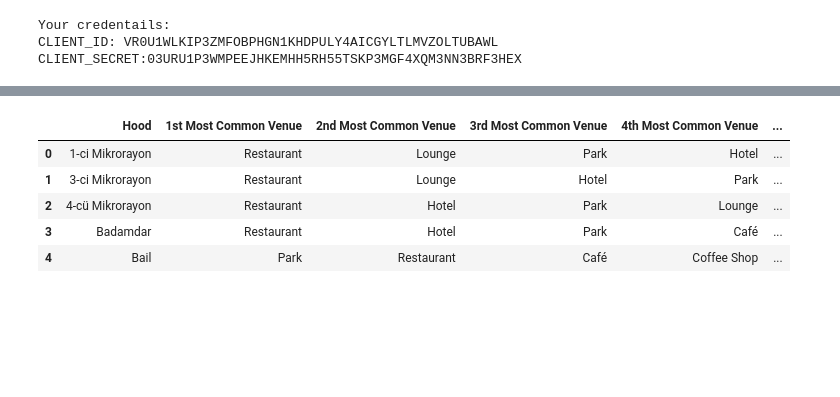
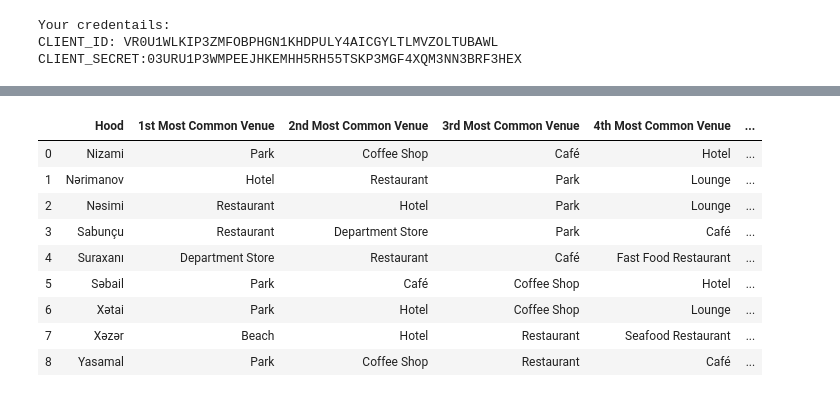
Before and after one commit to zlobendog/Coursera_Capstone, a Jupyter notebook: Battle of Neighborhoods.ipynb, the cells around one changed output, grey strips where cells are left out. Saved outputs shown, nothing was run; the diff lists cells and outputs as text; code cells hidden in the pictures; blank space fills up the shorter version.

```diff
--- a/Battle of Neighborhoods.ipynb
+++ b/Battle of Neighborhoods.ipynb
@@ -266,0 +327,6 @@ baku_venues.groupby('Hood').count()
+# %%
+#Let's filter out everything having less than 40 places.
+#40 is an arbitruary number, can be changed if necessary
+baku_venues_count = baku_venues.groupby('Hood').filter(lambda x: len(x) >40)
+baku_venues_count.reset_index(drop=True, inplace=True)
+baku_venues_count
@@ -271,11 +359,11 @@ There are 150 uniques categories.
 # %%
 #One hot encoding the categories of the venues
-baku_onehot = pd.get_dummies(baku_venues[['Venue Category']], prefix="", prefix_sep="")
+baku_onehot = pd.get_dummies(baku_venues_count[['Venue Category']], prefix="", prefix_sep="")
 #And adding back the indentifiying columns
-baku_onehot[['Hood', 'Hood Latitude', 'Hood Longitude']] = baku_venues[['Hood', 'Hood Latitude', 'Hood Longitude']]
+baku_onehot['Hood'] = baku_venues_count['Hood']
 #Then we rearrange the columns so that the columns with id info will be in front
 cols = baku_onehot.columns.tolist()
-cols = cols[-3:] + cols[:-3]
+cols = cols[-1:] + cols[:-1]
 baku_onehot = baku_onehot[cols]
 baku_onehot.head()
 # %% [output]
@@ -289,5 +377,5 @@ baku_onehot.head()
 # %%
 #Now let's group the categories by the Neighborhood
-baku_grouped = baku_onehot.groupby(['Hood', 'Hood Latitude', 'Hood Longitude']).mean().reset_index()
+baku_grouped = baku_onehot.groupby('Hood').mean().reset_index()
 baku_grouped
 # %% [output]
@@ -313,35 +398,39 @@ baku_grouped
 #This function returns top n venues
 
 def return_most_common_venues(row, num_top_venues):
-    row_categories = row.iloc[3:]
+    row_categories = row.iloc[1:]
     row_categories_sorted = row_categories.sort_values(ascending=False)
 
     return row_categories_sorted.index.values[0:num_top_venues]
 # %%
 num_top_venues = 10
 
 indicators = ['st', 'nd', 'rd']
 
 # create columns according to number of top venues
 columns = ['Hood']
 for ind in np.arange(num_top_venues):
     try:
         columns.append('{}{} Most Common Venue'.format(ind+1, indicators[ind]))
     except:
         columns.append('{}th Most Common Venue'.format(ind+1))
 
 # create a new dataframe
 baku_venues_sorted = pd.DataFrame(columns=columns)
 baku_venues_sorted['Hood'] = baku_grouped['Hood']
 
 for ind in np.arange(baku_grouped.shape[0]):
     baku_venues_sorted.iloc[ind, 1:] = return_most_common_venues(baku_grouped.iloc[ind, :], num_top_venues)
 
-baku_venues_sorted.head()
+baku_venues_sorted
 # %% [output]
 |  | Hood | 1st Most Common Venue | 2nd Most Common Venue | 3rd Most Common Venue | 4th Most Common Venue | ... |
-| 0 | 1-ci Mikrorayon | Restaurant | Lounge | Park | Hotel | ... |
-| 1 | 3-ci Mikrorayon | Restaurant | Lounge | Hotel | Park | ... |
-| 2 | 4-cü Mikrorayon | Restaurant | Hotel | Park | Lounge | ... |
-| 3 | Badamdar | Restaurant | Hotel | Park | Café | ... |
-| 4 | Bail | Park | Restaurant | Café | Coffee Shop | ... |
+| 0 | Nizami | Park | Coffee Shop | Café | Hotel | ... |
+| 1 | Nərimanov | Hotel | Restaurant | Park | Lounge | ... |
+| 2 | Nəsimi | Restaurant | Hotel | Park | Lounge | ... |
+| 3 | Sabunçu | Restaurant | Department Store | Park | Café | ... |
+| 4 | Suraxanı | Department Store | Restaurant | Café | Fast Food Restaurant | ... |
+| 5 | Səbail | Park | Café | Coffee Shop | Hotel | ... |
+| 6 | Xətai | Park | Hotel | Coffee Shop | Lounge | ... |
+| 7 | Xəzər | Beach | Hotel | Restaurant | Seafood Restaurant | ... |
+| 8 | Yasamal | Park | Coffee Shop | Restaurant | Café | ... |
```
Also changed, not shown: parts of 42 cells of this notebook.
